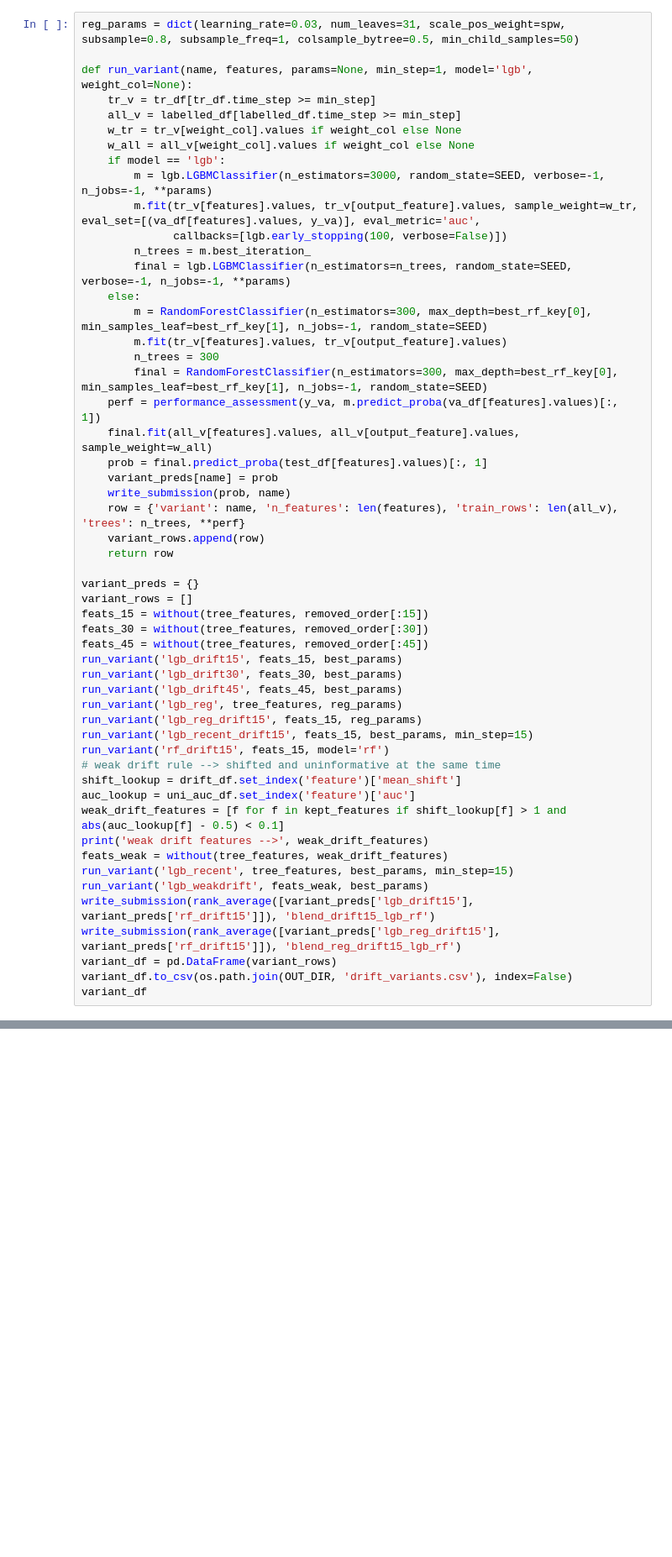
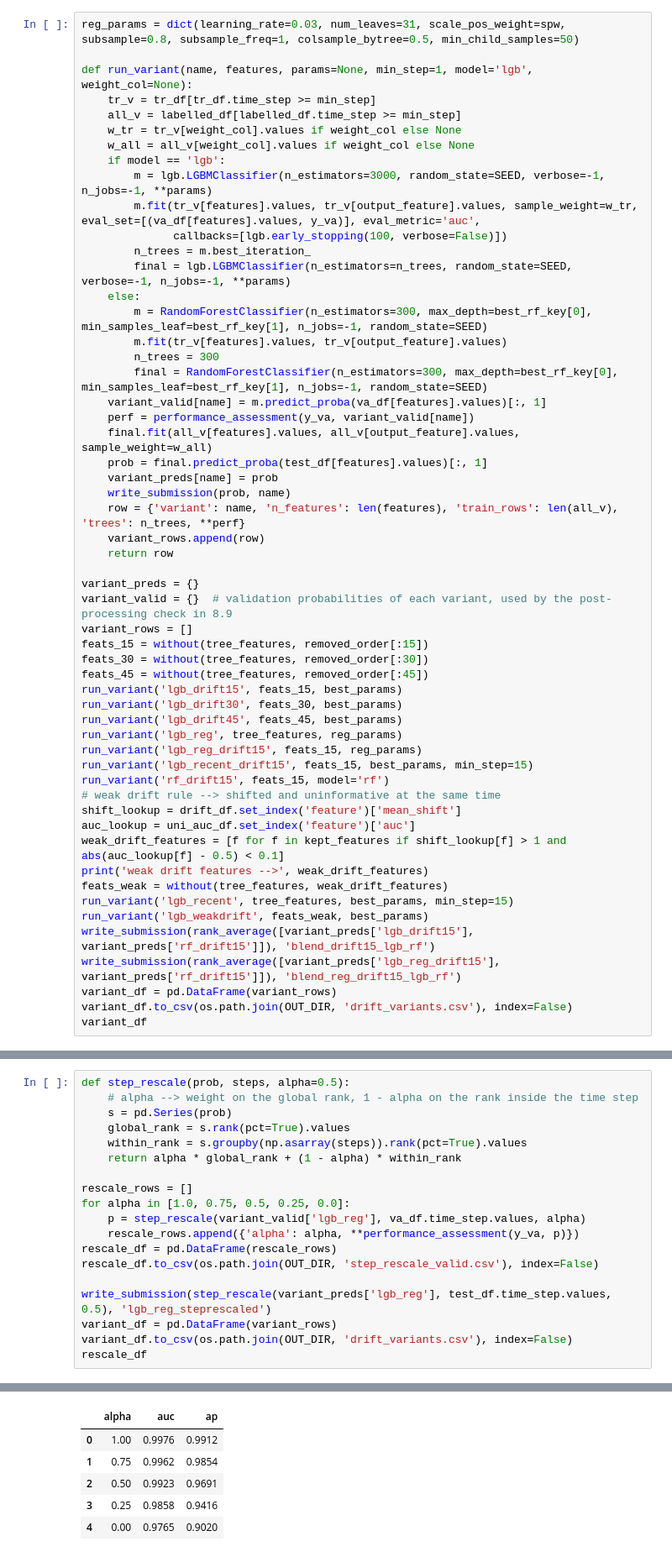
Before and after one commit to ykwong2002/bt4012-kaggle-competition, a Jupyter notebook: e1155727.ipynb, the cells around one changed output, grey strips where cells are left out. Shown at 84% size. Cells and saved outputs as stored; diff of their text form; blank space fills up the shorter version.

Commit message:
add neighbour-score stacking and per-step rescaling
Co-Authored-By: Claude Opus 5.5 <noreply@anthropic.com>

```diff
--- a/e1155727.ipynb
+++ b/e1155727.ipynb
@@ -1171,7 +1171,8 @@ def run_variant(name, features, params=None, min_step=1, model='lgb', weight_col
         m.fit(tr_v[features].values, tr_v[output_feature].values)
         n_trees = 300
         final = RandomForestClassifier(n_estimators=300, max_depth=best_rf_key[0], min_samples_leaf=best_rf_key[1], n_jobs=-1, random_state=SEED)
-    perf = performance_assessment(y_va, m.predict_proba(va_df[features].values)[:, 1])
+    variant_valid[name] = m.predict_proba(va_df[features].values)[:, 1]
+    perf = performance_assessment(y_va, variant_valid[name])
     final.fit(all_v[features].values, all_v[output_feature].values, sample_weight=w_all)
     prob = final.predict_proba(test_df[features].values)[:, 1]
     variant_preds[name] = prob
@@ -1181,6 +1182,7 @@ def run_variant(name, features, params=None, min_step=1, model='lgb', weight_col
     return row
 
 variant_preds = {}
+variant_valid = {}  # validation probabilities of each variant, used by the post-processing check in 8.9
 variant_rows = []
 feats_15 = without(tree_features, removed_order[:15])
 feats_30 = without(tree_features, removed_order[:30])
@@ -1460,0 +1575,20 @@ pseudo-labelled rows for the final model --> 4044 illicit, 6247 licit
+# %%
+def step_rescale(prob, steps, alpha=0.5):
+    # alpha --> weight on the global rank, 1 - alpha on the rank inside the time step
+    s = pd.Series(prob)
+    global_rank = s.rank(pct=True).values
+    within_rank = s.groupby(np.asarray(steps)).rank(pct=True).values
+    return alpha * global_rank + (1 - alpha) * within_rank
+
+rescale_rows = []
+for alpha in [1.0, 0.75, 0.5, 0.25, 0.0]:
+    p = step_rescale(variant_valid['lgb_reg'], va_df.time_step.values, alpha)
+    rescale_rows.append({'alpha': alpha, **performance_assessment(y_va, p)})
+rescale_df = pd.DataFrame(rescale_rows)
+rescale_df.to_csv(os.path.join(OUT_DIR, 'step_rescale_valid.csv'), index=False)
+
+write_submission(step_rescale(variant_preds['lgb_reg'], test_df.time_step.values, 0.5), 'lgb_reg_steprescaled')
+variant_df = pd.DataFrame(variant_rows)
+variant_df.to_csv(os.path.join(OUT_DIR, 'drift_variants.csv'), index=False)
+rescale_df
+# %% [output]
@@ -1461,3 +1596,9 @@ pseudo-labelled rows for the final model --> 4044 illicit, 6247 licit
+|  | alpha | auc | ap |
+| 0 | 1.00 | 0.9976 | 0.9912 |
+| 1 | 0.75 | 0.9962 | 0.9854 |
+| 2 | 0.50 | 0.9923 | 0.9691 |
+| 3 | 0.25 | 0.9858 | 0.9416 |
+| 4 | 0.00 | 0.9765 | 0.9020 |
 # %% [markdown]
 ## 9. Submission log
 
```
Also changed, not shown: parts of 6 cells of this notebook.
